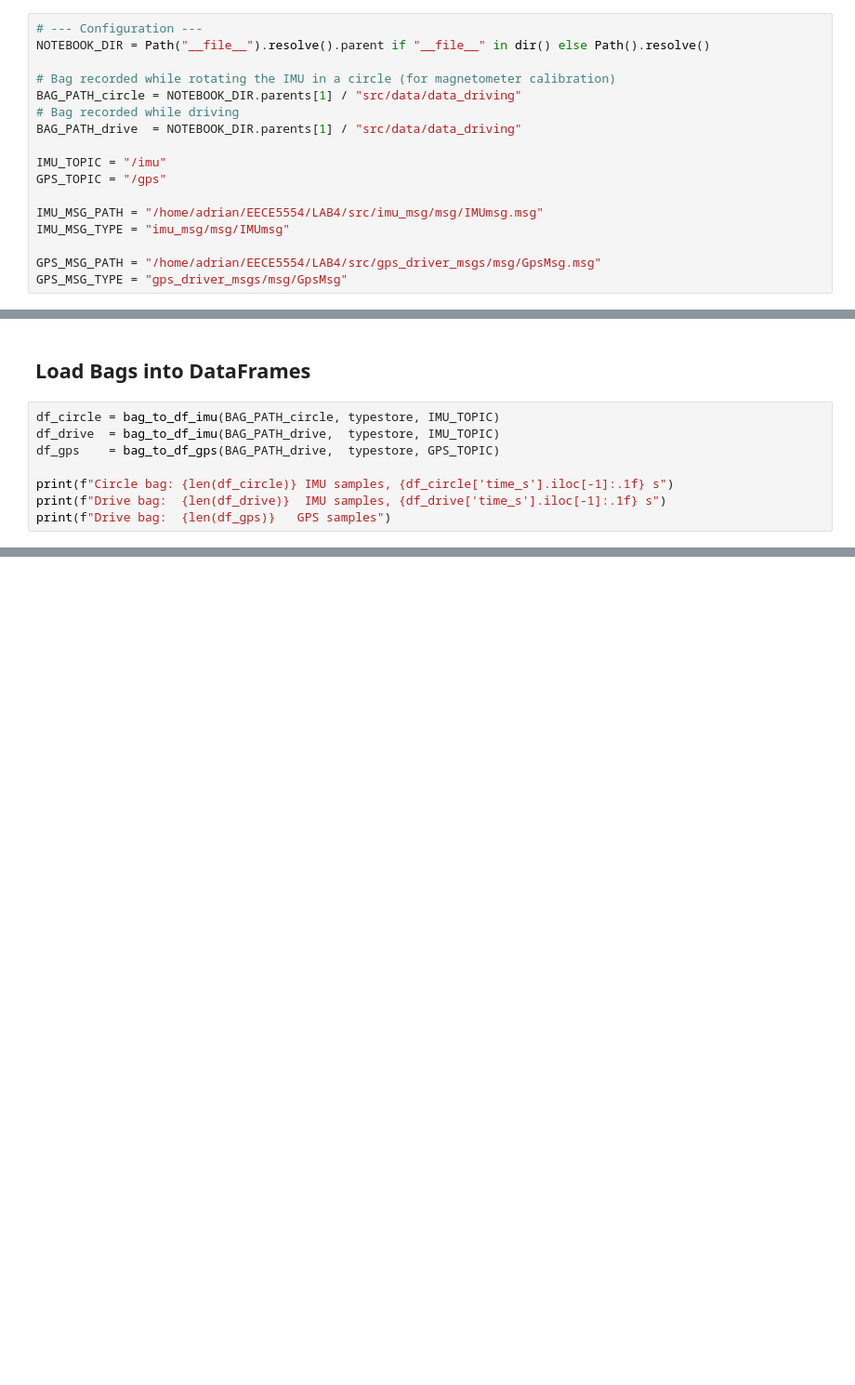
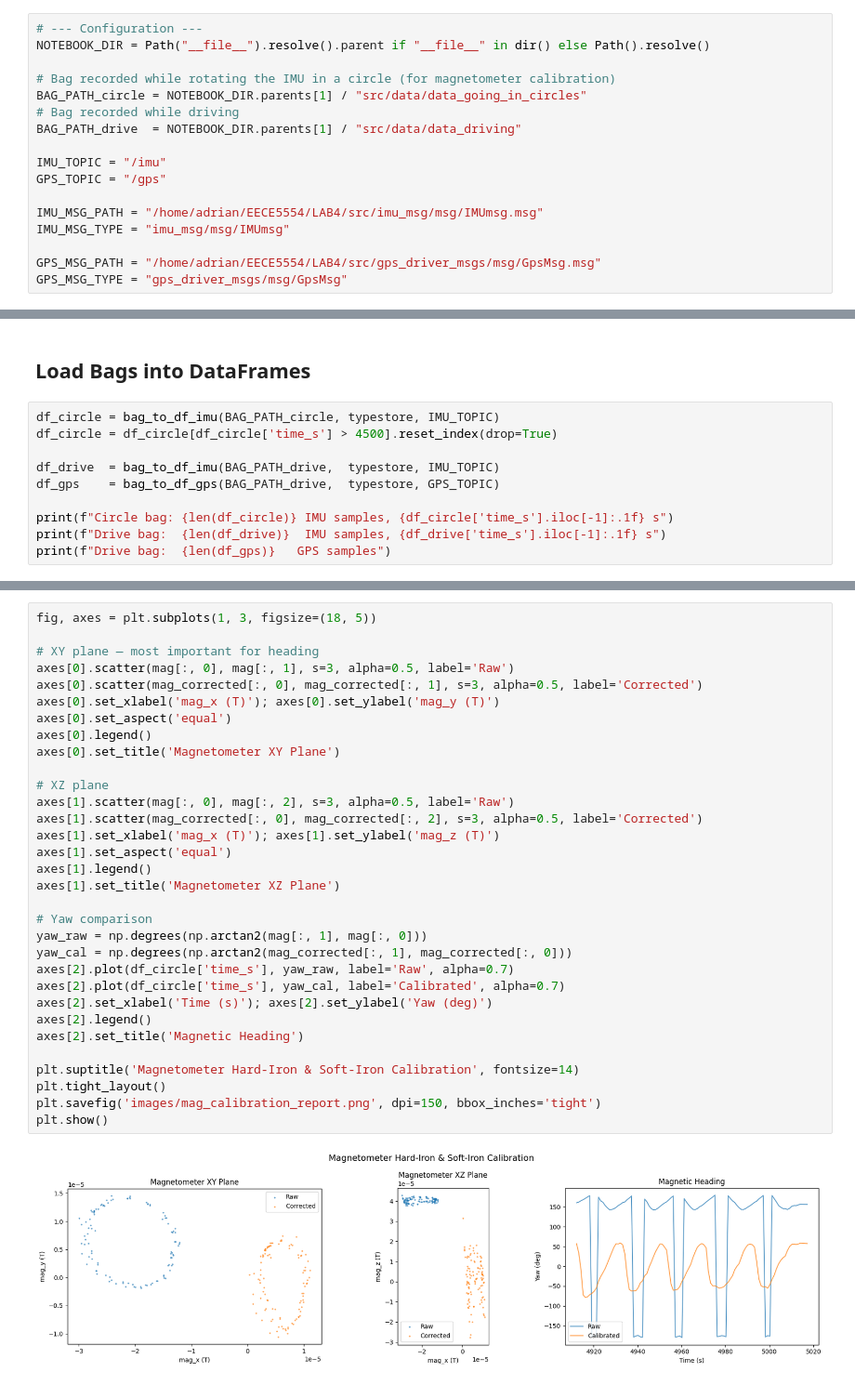
Before and after one commit to anramz29/EECE5554, a Jupyter notebook: LAB4/src/analysis/analysis.ipynb, the cells around one changed output, grey strips where cells are left out. Shown at 93% size. Cells and saved outputs as stored; diff of their text form; blank space fills up the shorter version.

```diff
--- a/LAB4/src/analysis/analysis.ipynb
+++ b/LAB4/src/analysis/analysis.ipynb
@@ -10,7 +10,7 @@ import numpy as np
 NOTEBOOK_DIR = Path("__file__").resolve().parent if "__file__" in dir() else Path().resolve()
 
 # Bag recorded while rotating the IMU in a circle (for magnetometer calibration)
-BAG_PATH_circle = NOTEBOOK_DIR.parents[1] / "src/data/data_driving"
+BAG_PATH_circle = NOTEBOOK_DIR.parents[1] / "src/data/data_going_in_circles"
 # Bag recorded while driving
 BAG_PATH_drive  = NOTEBOOK_DIR.parents[1] / "src/data/data_driving"
 
@@ -112,6 +112,8 @@ def bag_to_df_gps(bag_path, typestore, topic: str = "/gps") -> pd.DataFrame:
 ## Load Bags into DataFrames
 # %%
 df_circle = bag_to_df_imu(BAG_PATH_circle, typestore, IMU_TOPIC)
+df_circle = df_circle[df_circle['time_s'] > 4500].reset_index(drop=True)
+
 df_drive  = bag_to_df_imu(BAG_PATH_drive,  typestore, IMU_TOPIC)
 df_gps    = bag_to_df_gps(BAG_PATH_drive,  typestore, GPS_TOPIC)
 
@@ -213,0 +206,34 @@ Average field magnitude: nan
+# %%
+fig, axes = plt.subplots(1, 3, figsize=(18, 5))
+
+# XY plane — most important for heading
+axes[0].scatter(mag[:, 0], mag[:, 1], s=3, alpha=0.5, label='Raw')
+axes[0].scatter(mag_corrected[:, 0], mag_corrected[:, 1], s=3, alpha=0.5, label='Corrected')
+axes[0].set_xlabel('mag_x (T)'); axes[0].set_ylabel('mag_y (T)')
+axes[0].set_aspect('equal')
+axes[0].legend()
+axes[0].set_title('Magnetometer XY Plane')
+
+# XZ plane
+axes[1].scatter(mag[:, 0], mag[:, 2], s=3, alpha=0.5, label='Raw')
+axes[1].scatter(mag_corrected[:, 0], mag_corrected[:, 2], s=3, alpha=0.5, label='Corrected')
+axes[1].set_xlabel('mag_x (T)'); axes[1].set_ylabel('mag_z (T)')
+axes[1].set_aspect('equal')
+axes[1].legend()
+axes[1].set_title('Magnetometer XZ Plane')
+
+# Yaw comparison
+yaw_raw = np.degrees(np.arctan2(mag[:, 1], mag[:, 0]))
+yaw_cal = np.degrees(np.arctan2(mag_corrected[:, 1], mag_corrected[:, 0]))
+axes[2].plot(df_circle['time_s'], yaw_raw, label='Raw', alpha=0.7)
+axes[2].plot(df_circle['time_s'], yaw_cal, label='Calibrated', alpha=0.7)
+axes[2].set_xlabel('Time (s)'); axes[2].set_ylabel('Yaw (deg)')
+axes[2].legend()
+axes[2].set_title('Magnetic Heading')
+
+plt.suptitle('Magnetometer Hard-Iron & Soft-Iron Calibration', fontsize=14)
+plt.tight_layout()
+plt.savefig('images/mag_calibration_report.png', dpi=150, bbox_inches='tight')
+plt.show()
+# %% [output]
+[figure, added]
```
Also changed, not shown: parts of 3 cells of this notebook, 4 other files.
